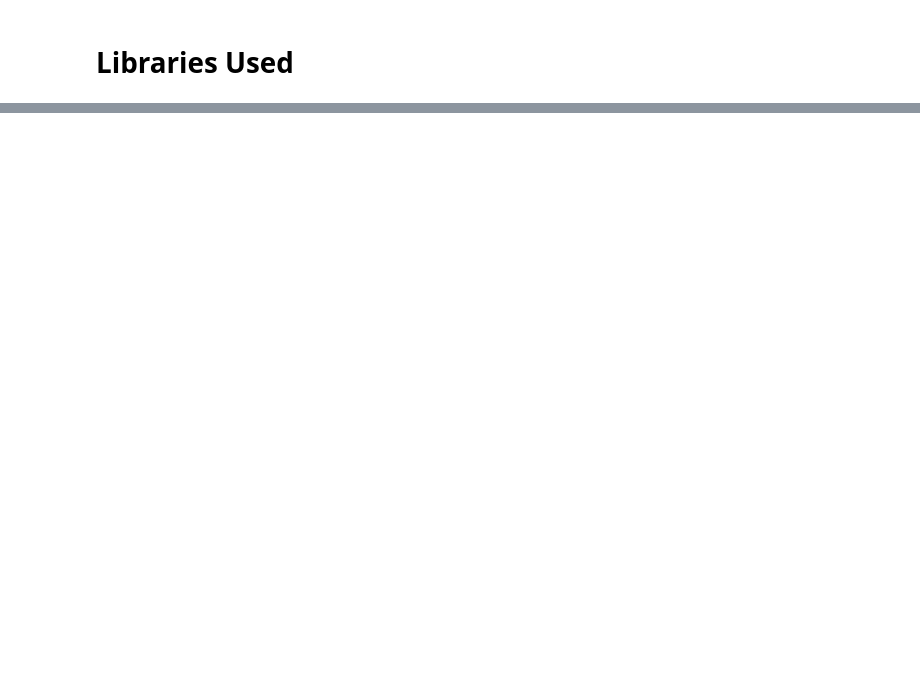
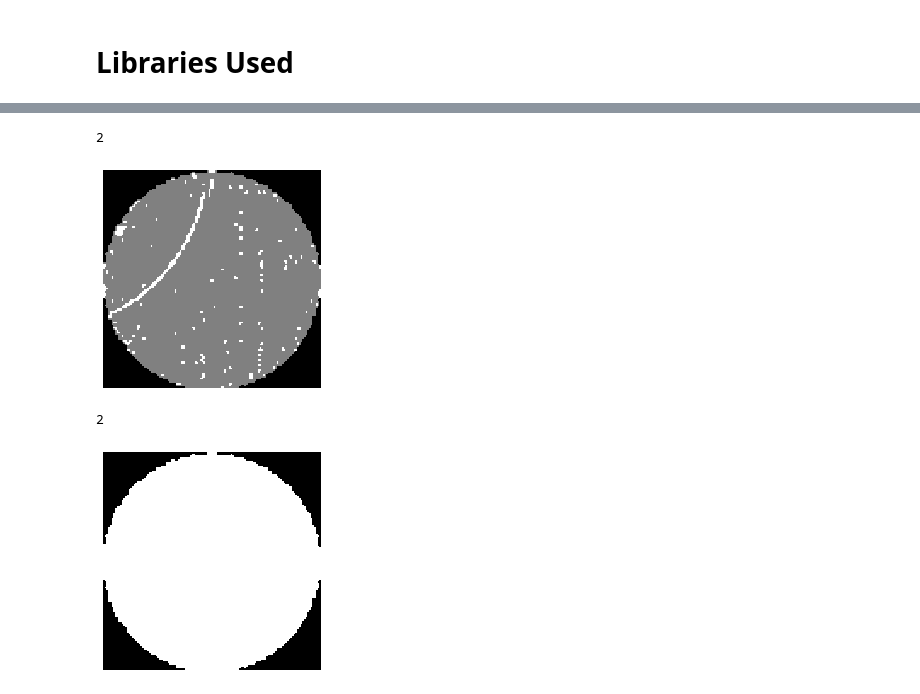
Before and after one commit to Arycast/vae_casp-er, a Jupyter notebook: python/vae.ipynb, the cells around one changed output, grey strips where cells are left out. Cells and saved outputs as stored; diff of their text form; code cells hidden in the pictures; blank space fills up the shorter version.

Commit message:
unsuccesfull train 128x128 images. Too long

```diff
--- a/python/vae.ipynb
+++ b/python/vae.ipynb
@@ -238,0 +382,34 @@ Reconstructed Data:
+# %%
+bad_wafer_df = df[(df['trainTestLabel'] == 'Training') & ((df['failureType'] != 'none'))]
+good_wafer_df = df[(df['trainTestLabel'] == 'Training') & (df['failureType'] == 'none')]
+
+# Function to filter very bad data
+def filter_condition(np_arr):
+    count_0 = np.sum(np_arr == 0)  # Count occurrences of 1
+    count_1 = np.sum(np_arr == 1)  # Count occurrences of 1
+    count_2 = np.sum(np_arr == 2)  # Count occurrences of 2
+    return (count_2 < 0.05 * count_1) & (count_0 < count_1)  # Check if count of 2 is less than 20% of count of 1
+
+bad_wafer_df = bad_wafer_df[bad_wafer_df['waferMap'].apply(filter_condition)]
+good_wafer_df = good_wafer_df[good_wafer_df['waferMap'].apply(filter_condition)]
+
+# Scale all image to asme dimension then flatten it to single row
+target_shape = (128,128)
+data_bad_wafer = np.stack(bad_wafer_df['waferMap'].apply(lambda x: upscale_images(x, target_shape).flatten()).to_numpy())
+data_bad_wafer[data_bad_wafer>2] = 2
+
+data_good_wafer = np.stack(good_wafer_df['waferMap'].apply(lambda x: upscale_images(x, target_shape).flatten()).to_numpy())
+data_good_wafer[data_good_wafer>2] = 2
+
+# Label data for bad wafer
+maxSize_bad_wafer = bad_wafer_df[(bad_wafer_df['waferMap'].apply(lambda x: x.shape == (82, 83)))]
+mtrx_label_bad_wafer = np.stack(maxSize_bad_wafer['waferMap'].apply(lambda x: upscale_images(x, target_shape).flatten()).to_numpy())
+mtrx_label_bad_wafer[(mtrx_label_bad_wafer == 1) | (mtrx_label_bad_wafer > 2)] = 2
+label_bad_wafer = mtrx_label_bad_wafer[0]
+
+# Label data for good wafer
+maxSize_good_wafer = good_wafer_df[(good_wafer_df['waferMap'].apply(lambda x: x.shape == (82, 83)))]
+mtrx_label_good_wafer = np.stack(maxSize_good_wafer['waferMap'].apply(lambda x: upscale_images(x, target_shape).flatten()).to_numpy())
+mtrx_label_good_wafer[mtrx_label_good_wafer >1] = 1
+label_good_wafer = np.zeros((1,mtrx_label_bad_wafer.shape[1]))
+label_good_wafer[0,:] = mtrx_label_good_wafer[0]
@@ -238,0 +484,13 @@ Reconstructed Data:
+# %%
+maxSize_bad_wafer = bad_wafer_df[(bad_wafer_df['waferMap'].apply(lambda x: x.shape == (82, 83)))]
+label_bad_wafer = np.stack(maxSize_bad_wafer['waferMap'].apply(lambda x: upscale_images(x, target_shape).flatten()).to_numpy())
+print(np.max(label_bad_wafer))
+print_image(label_bad_wafer[-1].reshape(target_shape[0], target_shape[1]))
+label_bad_wafer[(label_bad_wafer == 1) | (label_bad_wafer > 2)] = 2
+print(np.max(label_bad_wafer))
+print_image(label_bad_wafer[-1].reshape(target_shape[0], target_shape[1]))
+# %% [output]
+2
+[figure, added]
+2
+[figure, added]
```
Also changed, not shown: parts of 21 cells of this notebook.
